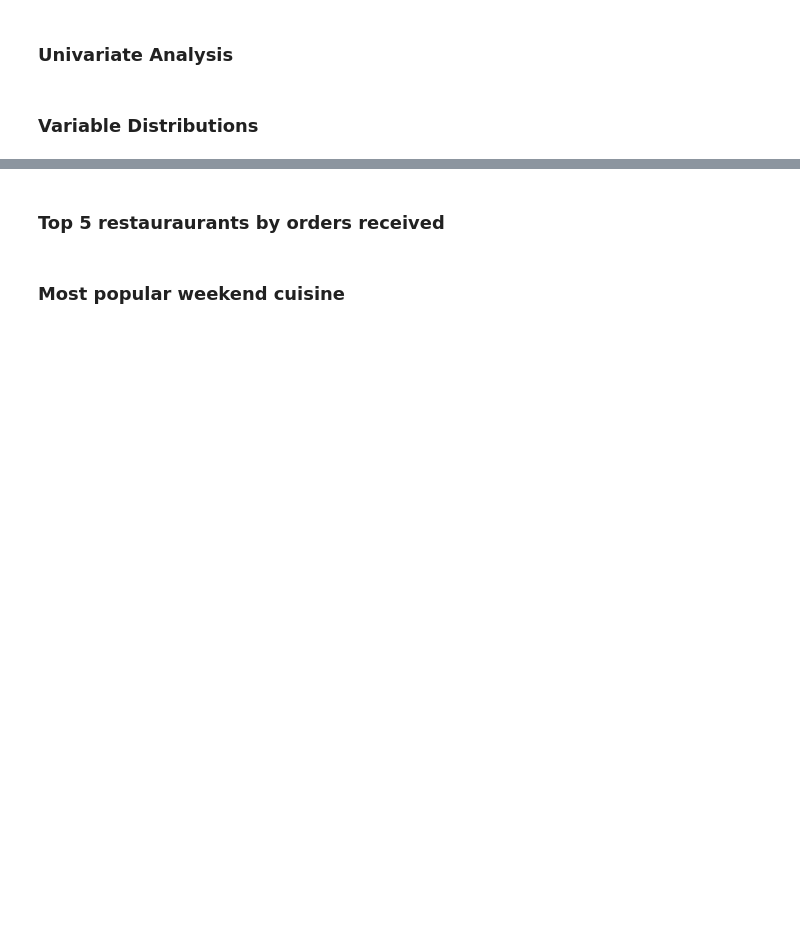
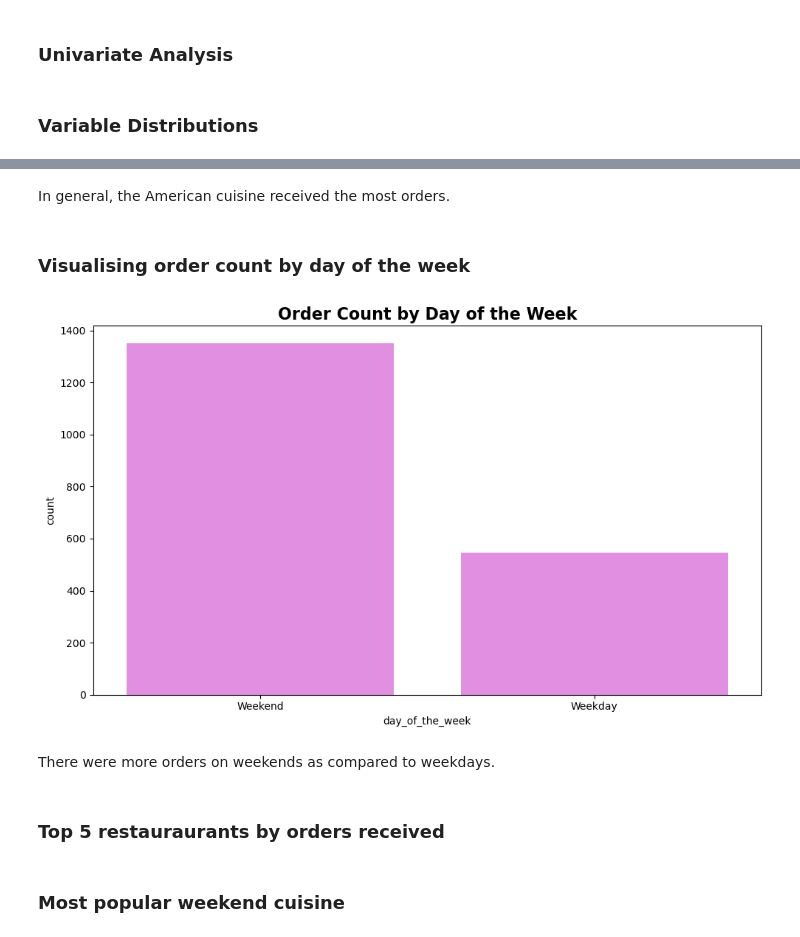
Before and after one commit to georgetteknarh/Kikilicious_Foodhub, a Jupyter notebook: Kikilicious_Analysis.ipynb, the cells around one changed output, grey strips where cells are left out. Cells and saved outputs as stored; diff of their text form; code cells hidden in the pictures; blank space fills up the shorter version.

```diff
--- a/Kikilicious_Analysis.ipynb
+++ b/Kikilicious_Analysis.ipynb
@@ -166,3 +231,18 @@ Name: count, dtype: int64
+# %% [markdown]
+In general, the American cuisine received the most orders.
+# %% [markdown]
+### Visualising order count by day of the week
+# %%
+plt.figure(figsize = (10, 6))
+sns.countplot(x = df["day_of_the_week"], color = "violet")
+plt.title("Order Count by Day of the Week", fontweight = "bold", fontsize = 16)
+
+plt.tight_layout()
+plt.show()
+# %% [output]
+[figure, added]
+# %% [markdown]
+There were more orders on weekends as compared to weekdays.
 # %% [markdown]
 ### Top 5 restauraurants by orders received
 # %% [markdown]
```
Also changed, not shown: parts of 5 cells of this notebook.
